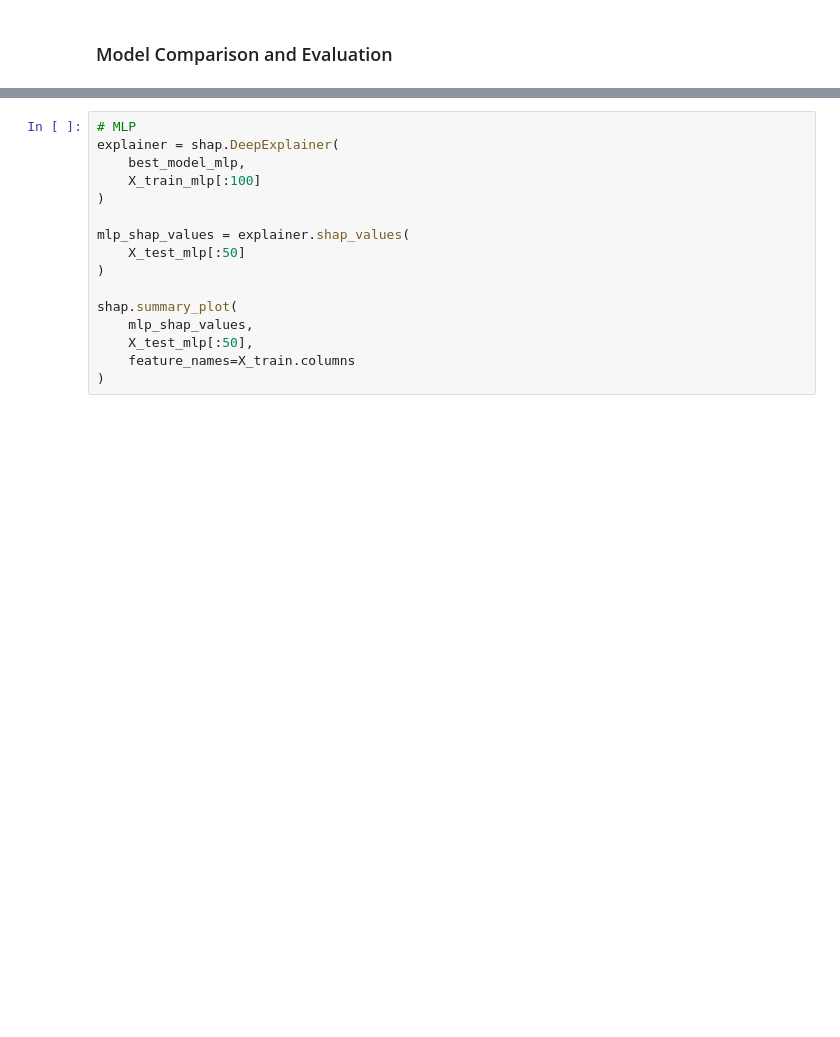
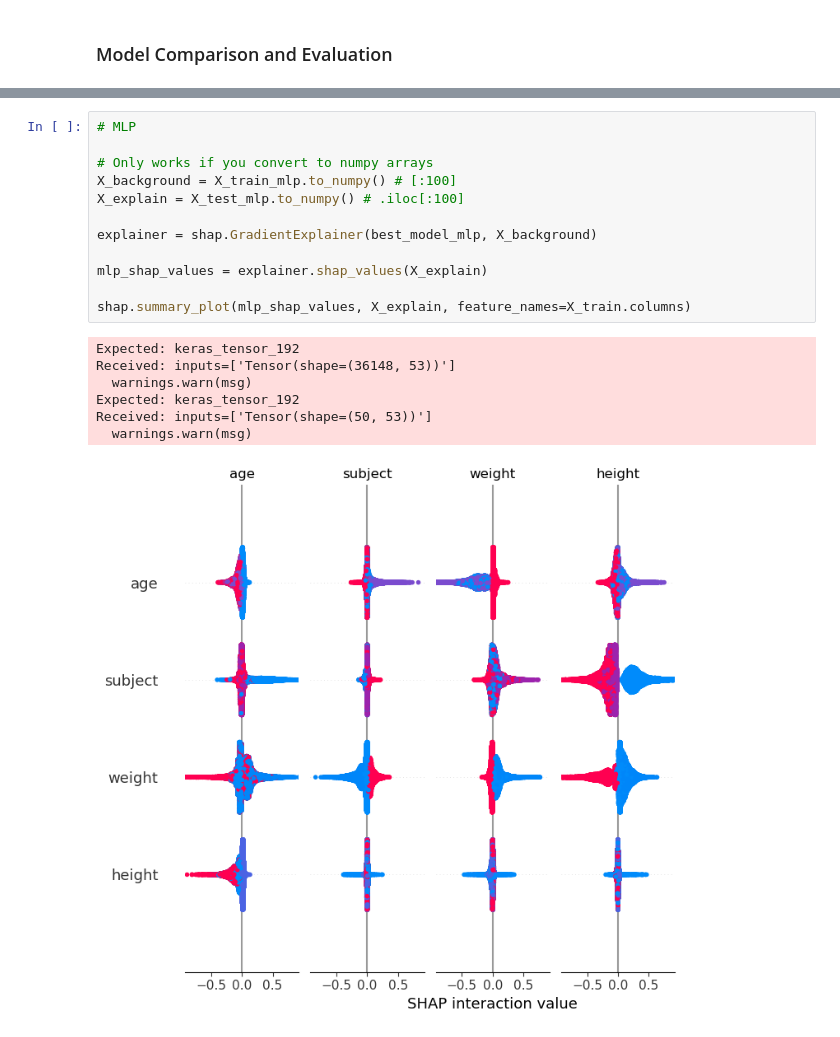
Before and after one commit to LouieDaans232345/healthcare-project, a Jupyter notebook: model_experimenting.ipynb, the cells around one changed output, grey strips where cells are left out. Cells and saved outputs as stored; diff of their text form; blank space fills up the shorter version.

```diff
--- a/model_experimenting.ipynb
+++ b/model_experimenting.ipynb
@@ -957,17 +1035,21 @@ shap.summary_plot(
 # %%
 # MLP
-explainer = shap.DeepExplainer(
-    best_model_mlp,
-    X_train_mlp[:100]
-)
 
-mlp_shap_values = explainer.shap_values(
-    X_test_mlp[:50]
-)
+# Only works if you convert to numpy arrays
+X_background = X_train_mlp.to_numpy() # [:100]
+X_explain = X_test_mlp.to_numpy() # .iloc[:100]
 
-shap.summary_plot(
-    mlp_shap_values,
-    X_test_mlp[:50],
-    feature_names=X_train.columns
-)
+explainer = shap.GradientExplainer(best_model_mlp, X_background)
+
+mlp_shap_values = explainer.shap_values(X_explain)
+
+shap.summary_plot(mlp_shap_values, X_explain, feature_names=X_train.columns)
+# %% [output]
+Expected: keras_tensor_192
+Received: inputs=['Tensor(shape=(36148, 53))']
+  warnings.warn(msg)
+Expected: keras_tensor_192
+Received: inputs=['Tensor(shape=(50, 53))']
+  warnings.warn(msg)
+[figure, added]
 # %%
```
Also changed, not shown: parts of 21 cells of this notebook.
